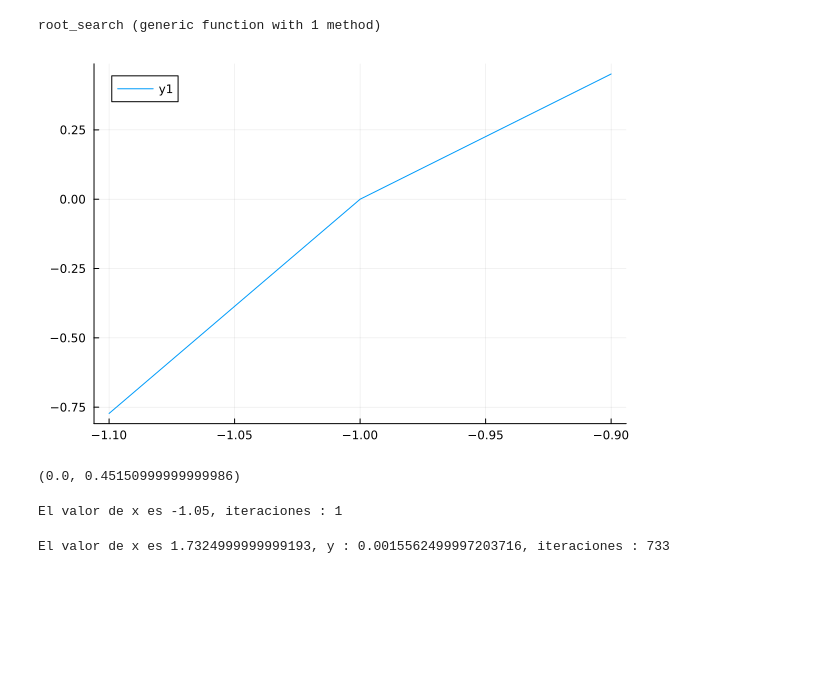
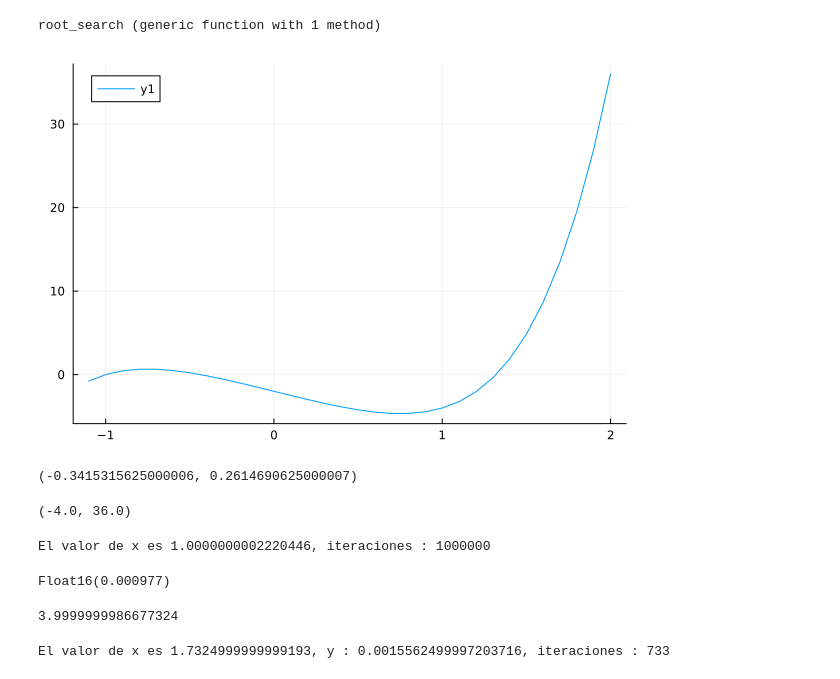
Before and after one commit to sherna90/computacion_numerica, a Jupyter notebook: 4.-biseccion.ipynb, the cells around one changed output. Cells and saved outputs as stored; diff of their text form; code cells hidden in the pictures; blank space fills up the shorter version.

```diff
--- a/4.-biseccion.ipynb
+++ b/4.-biseccion.ipynb
@@ -43,23 +43,35 @@ root_search (generic function with 1 method)
 # %%
 using Plots
 
 f(x)=x^5+2x^3-5x-2
 
-x=-1.1:0.1:-0.9
+x=-1.1:0.1:2.0
 y=f.(x)
 plot(x,y,Linewidth=2)
 # %% [output]
-[figure, old version]
+[figure, new version]
 # %%
-f(-1.0),f(-0.9)
+f(-1.05),f(-0.95)
 # %% [output]
-(0.0, 0.45150999999999986)
+(-0.3415315625000006, 0.2614690625000007)
+# %%
+f(1.),f(2.)
+# %% [output]
+(-4.0, 36.0)
 # %%
 f(x)=x^5+2x^3-5x-2
-y,c,n=root_search(f,-1.1,-0.9,1e-1,100)
+y,c,n=root_search(f,1.,2., eps(Float64),1e6)
 print("El valor de x es $c, iteraciones : $n")
 # %% [output]
-El valor de x es -1.05, iteraciones : 1
+El valor de x es 1.0000000002220446, iteraciones : 1000000
+# %%
+eps(Float16)
+# %% [output]
+Float16(0.000977)
+# %%
+abs(f(c))
+# %% [output]
+3.9999999986677324
 # %%
 f(x)=x^2-3
 y,c,n=root_search(f,1.0,2.0,1e-3,773)
```
Also changed, not shown: parts of 5 cells of this notebook, 2 other files.
